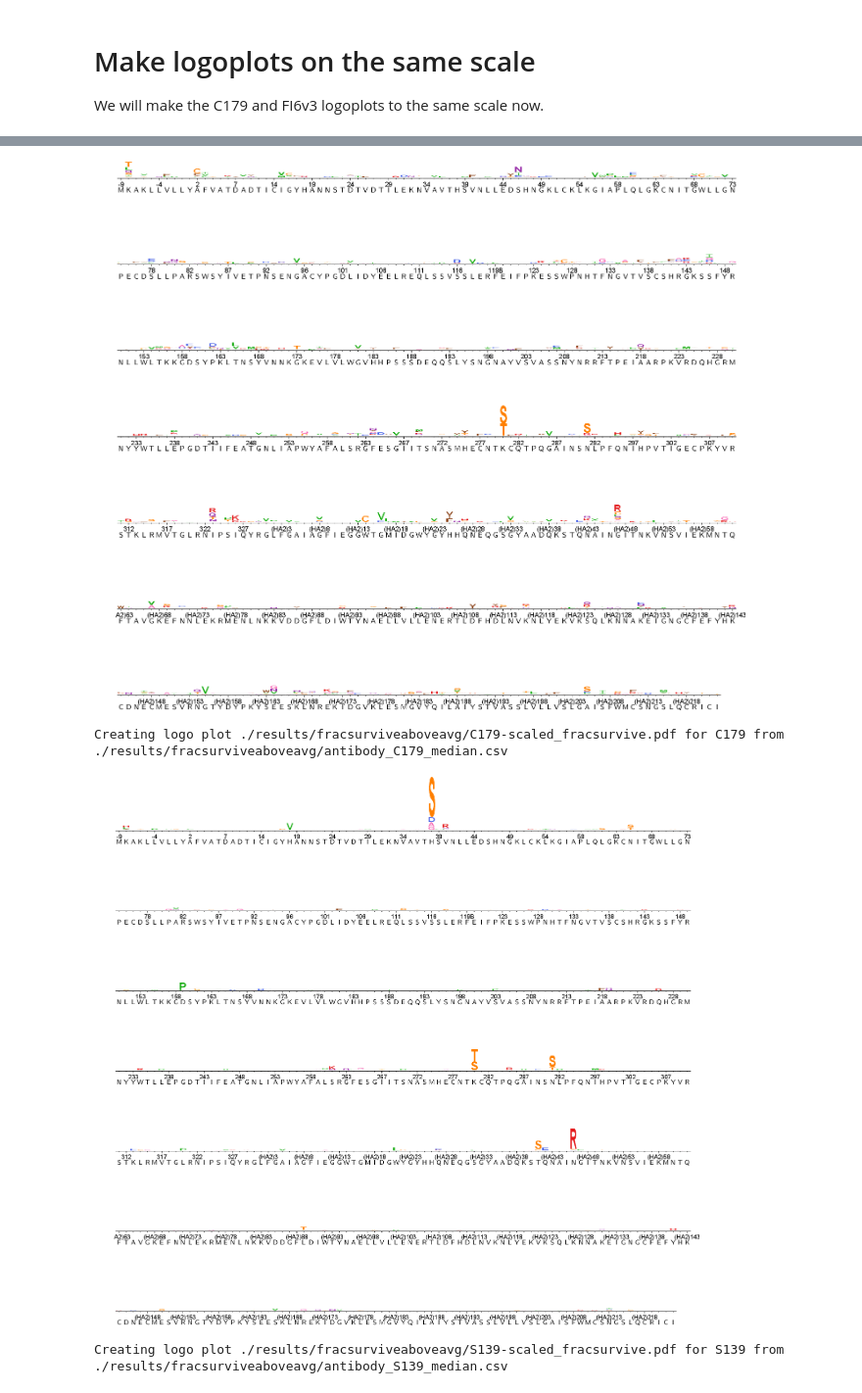
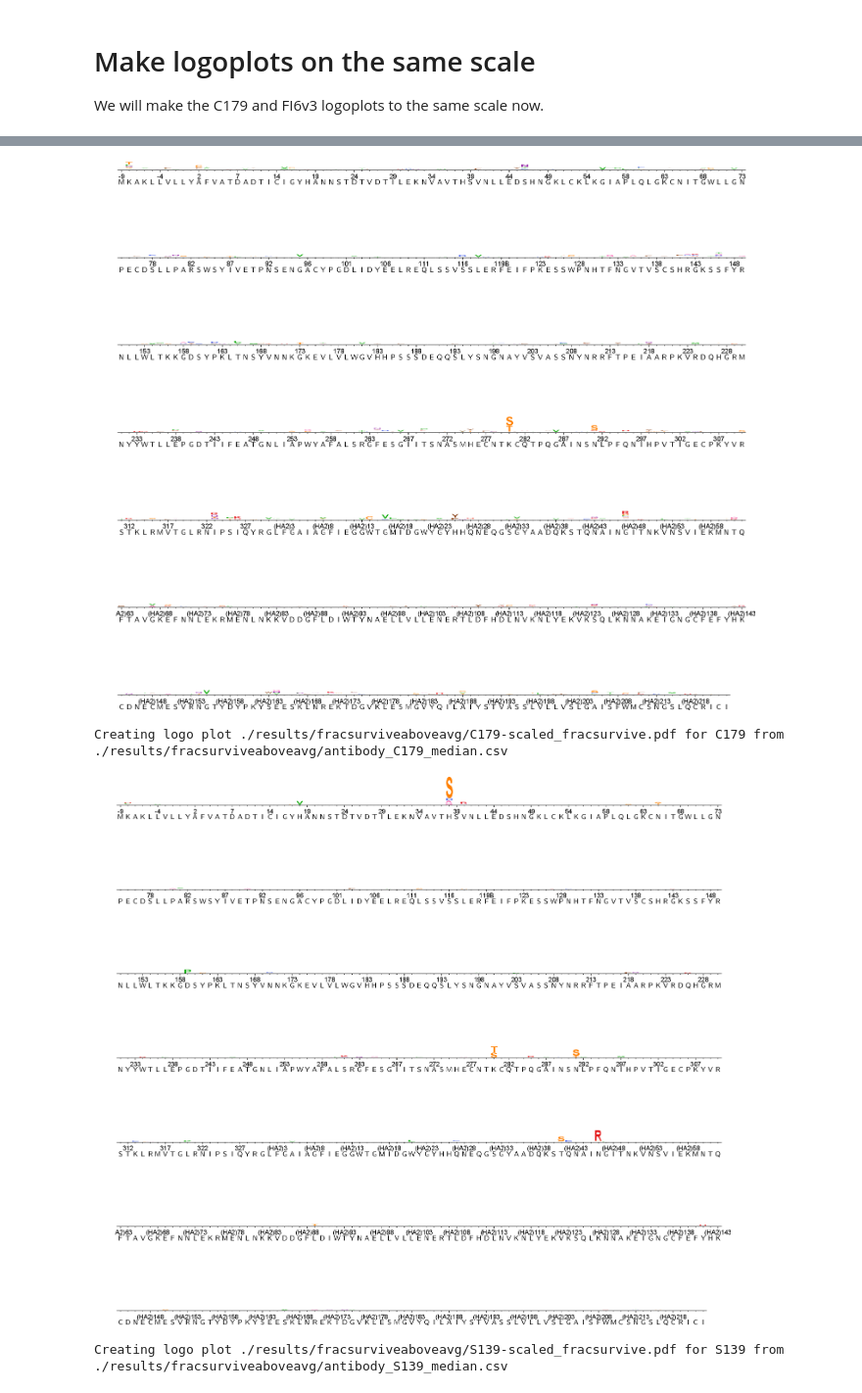
Before and after one commit to jbloomlab/HA_antibody_ease_of_escape, a Jupyter notebook: analysis_code/analysis_notebook.ipynb, the cells around one changed output, grey strips where cells are left out. Shown at 98% size. Saved outputs shown, nothing was run; the diff lists cells and outputs as text; code cells hidden in the pictures.

```diff
--- a/analysis_code/analysis_notebook.ipynb
+++ b/analysis_code/analysis_notebook.ipynb
@@ -534,30 +534,30 @@ bmedianfiles = [f for f in medianfiles if 'S139' in f or 'C179' in f or 'FI6v3'
 # %%
 scaledlogoplots = []
 
 for f in bmedianfiles[:2]:
     antibody = f.split('_')[1]
     abname = antibody + '-scaled'
     logoplot = os.path.join(fracsurviveaboveavgdir, '{0}_fracsurvive.pdf'.format(abname))
     scaledlogoplots.append(logoplot)
 
     print("Creating logo plot {0} for {1} from {2}".format(logoplot, antibody, f))
     log = !dms2_logoplot \
             --fracsurvive {f} \
             --name {abname} \
             --outdir {fracsurviveaboveavgdir} \
             --numberevery 5 \
             --nperline 81 \
             --underlay yes \
             --overlay1 {f} wildtype wildtype \
-            --fracsurvivemax 0.2 \
+            --fracsurvivemax 0.4 \
             --use_existing no
 
     showPDF(logoplot)
 # %% [output]
 Creating logo plot ./results/fracsurviveaboveavg/FI6v3-scaled_fracsurvive.pdf for FI6v3 from ./results/fracsurviveaboveavg/antibody_FI6v3_median.csv
-[figure, old version]
+[figure, new version]
 Creating logo plot ./results/fracsurviveaboveavg/C179-scaled_fracsurvive.pdf for C179 from ./results/fracsurviveaboveavg/antibody_C179_median.csv
-[figure, old version]
+[figure, new version]
 # %%
 for f in [bmedianfiles[2]]:
     antibody = 'S139'
```
